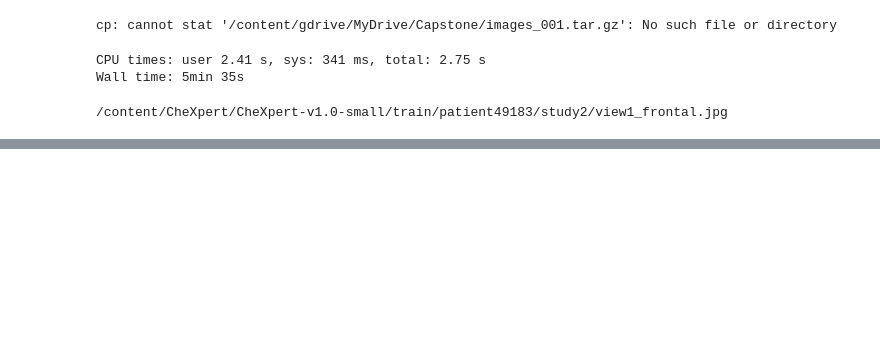
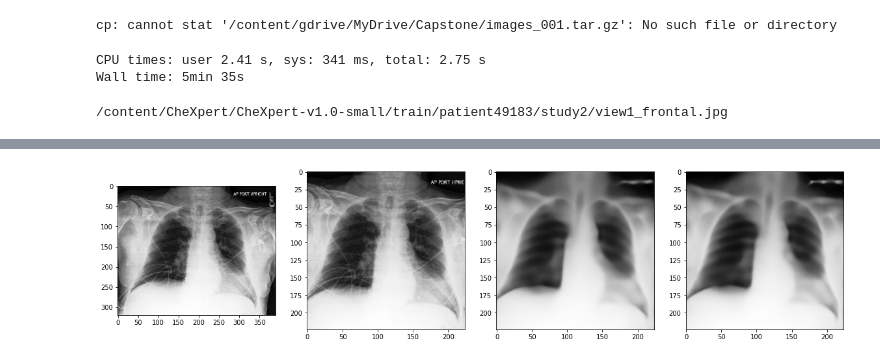
Before and after one commit to florianjuengermann/local-counterfactuals, a Jupyter notebook: XRV_Autoencoder.ipynb, the cells around one changed output, grey strips where cells are left out. Cells and saved outputs as stored; diff of their text form; code cells hidden in the pictures; blank space fills up the shorter version.

Commit message:
added basic optimization loop

```diff
--- a/XRV_Autoencoder.ipynb
+++ b/XRV_Autoencoder.ipynb
@@ -103,0 +92,33 @@ ax[1].imshow(img_r[0][0], cmap='Greys_r')
+# %%
+def find_counterfactual(input_img):
+    input_img = normalize_img(input_img)
+    z_init = ae.encode(input_img)
+    # optimize z
+    z = z_init.clone().detach().requires_grad_(True)
+    optimizer = torch.optim.Adam([z], lr=0.03)
+    for i in range(30):
+        optimizer.zero_grad()
+        img_r = ae.decode(z)
+        loss_reconstruction = F.mse_loss(img_r, input_img)
+
+        loss = loss_reconstruction
+        print(f"{i:4} Loss: {loss.item():.4f} | Loss reconstruction: {loss_reconstruction.item():.4f}")
+        loss.backward()
+        optimizer.step()
+
+    # output image
+    img_r_init = ae.decode(z_init).detach().numpy()
+    img_r = ae.decode(z).detach().numpy()
+    return input_img, img_r_init, img_r
+
+
+img_path = f"{dataset_path}/CheXpert-v1.0-small/valid/patient64541/study1/view1_frontal.jpg"
+input_img = skimage.io.imread(img_path)
+
+img_norm, img_r_init, img_r = find_counterfactual(input_img)
+fig, ax = plt.subplots(1,4, figsize=(20,10))
+ax[0].imshow(input_img, cmap='Greys_r')
+ax[1].imshow(img_norm[0][0], cmap='Greys_r')
+ax[2].imshow(img_r_init[0][0], cmap='Greys_r');
+ax[3].imshow(img_r[0][0], cmap='Greys_r');
+# %% [output]
@@ -103,0 +142 @@ ax[1].imshow(img_r[0][0], cmap='Greys_r')
+[figure, added]
```
Also changed, not shown: parts of 8 cells of this notebook, 1 other file.
